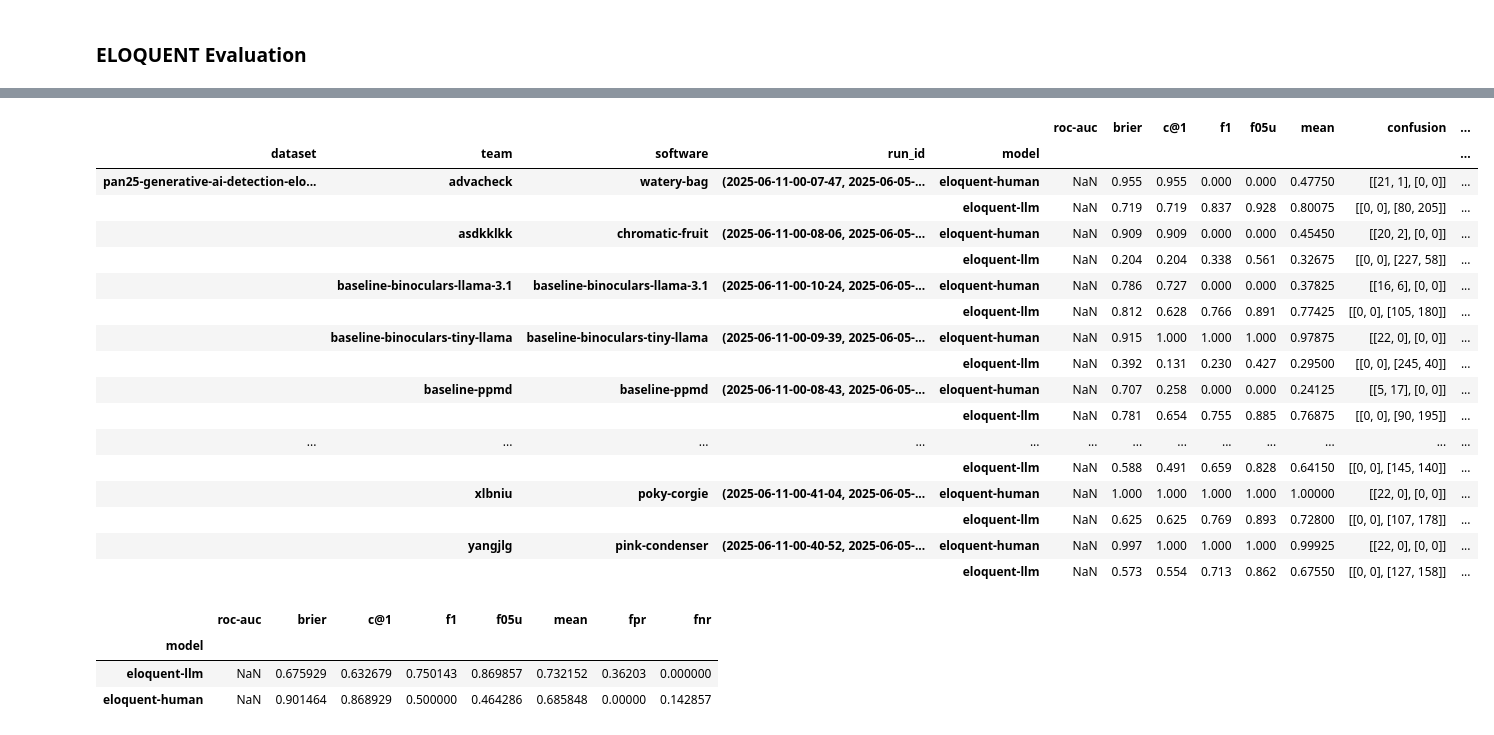
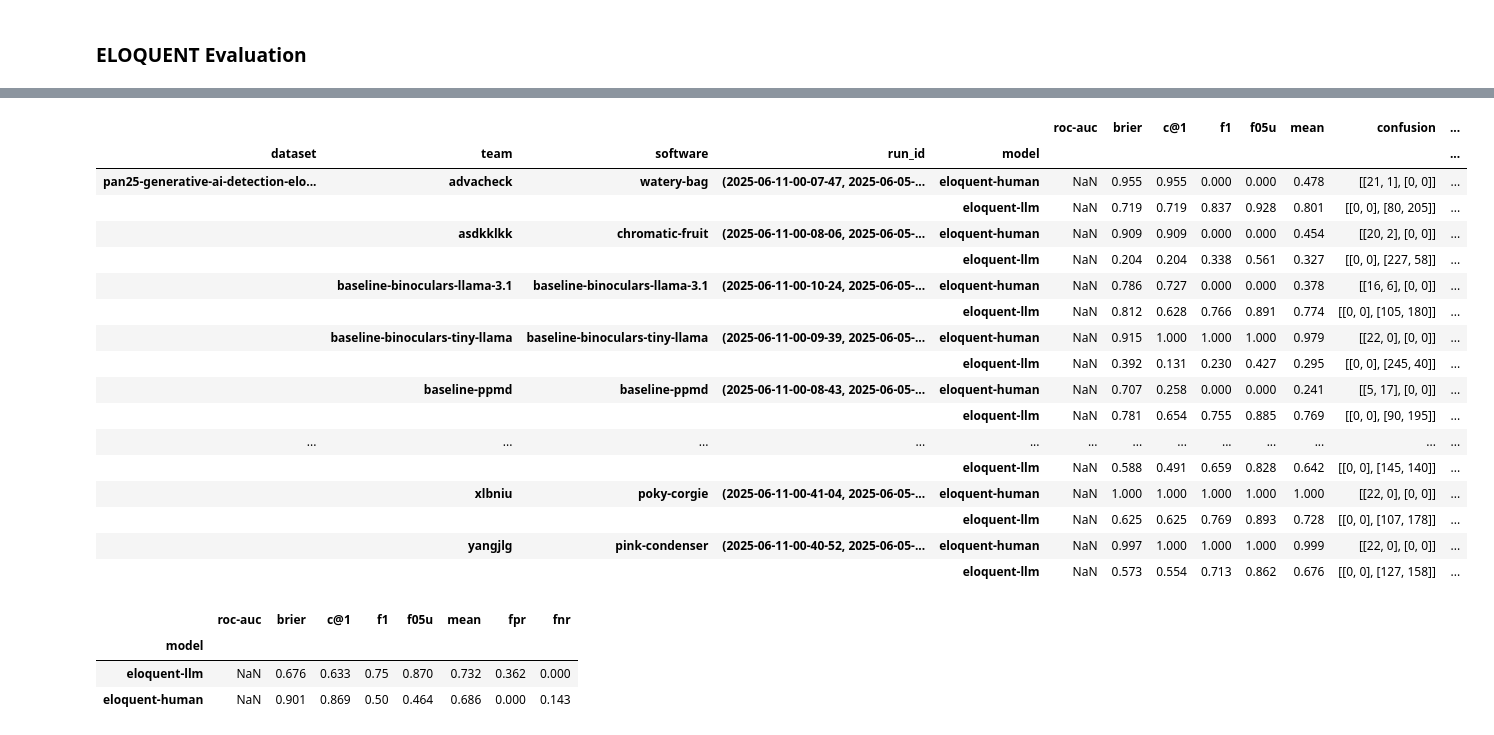
Before and after one commit to pan-webis-de/pan25-generative-ai-authorship-verification, a Jupyter notebook: notebooks/task_eval.ipynb, the cells around one changed output, grey strips where cells are left out. Drawn from its saved outputs; the diff is of its cells as text; code cells hidden in the pictures.

```diff
--- a/notebooks/task_eval.ipynb
+++ b/notebooks/task_eval.ipynb
@@ -47,6 +50,9 @@ softwares = set(i[1] for i in df_run_eval_raw.loc['pan25-generative-ai-detection
                 .groupby('team')
                 .idxmax()['mean'])
 df_run_eval_raw = df_run_eval_raw.query('software in @softwares')
+
+# Drop "all"
+df_run_eval_raw = df_run_eval_raw.query('eval_field != "all"')
 # %%
 # Load case ID map
 id_map = {}
@@ -87,7 +93,7 @@ for (t, s), d in df_pred_raw.query('dataset.str.contains("-eloquent-")').groupby
 
     for i, d_ in enumerate([d.query('id.str.startswith("eloquent25/human/")'),
                             d.query('not id.str.startswith("eloquent25/human/")'),
-                            d, d]):
+                            d]):
         if i in [0, 1]:
             r_ = {
                 **r,
@@ -99,8 +105,8 @@ for (t, s), d in df_pred_raw.query('dataset.str.contains("-eloquent-")').groupby
         else:
             r_ = {
                 **r,
-                'eval_field': 'all' if i == 2 else 'source',
-                'eval_value': 'all' if i == 2 else 'eloquent',
+                'eval_field': 'source',
+                'eval_value': 'eloquent',
                 **evaluator.evaluate_all(
                     d_.reset_index()['id'].str.startswith('eloquent25/human/').values,
                     np.squeeze(d_['label'].values)),
@@ -133,3 +139,6 @@ df_run_eval = df_run_eval.apply(_recalc_means, axis=1)
 # Calculate FPR, FNR
 df_run_eval['fpr'] = df_run_eval['confusion'].map(lambda s: s[1][0] / np.sum(s[1]) if np.sum(s[1]) else 0)
 df_run_eval['fnr'] = df_run_eval['confusion'].map(lambda s: s[0][1] / np.sum(s[0]) if np.sum(s[0]) else 0)
+
+# Split off ELOQUENT
+df_run_eval_eloquent = df_run_eval.query('dataset.str.contains("-eloquent-")')
@@ -158,37 +254,36 @@ pan_leaderboard_all
 # %%
-df_eval_eloquent = df_run_eval.query('dataset.str.contains("-eloquent-")')
-df_eval_eloquent = df_eval_eloquent.xs(('model',), level=['eval_field'])
+df_eval_eloquent = df_run_eval_eloquent.xs(('model',), level=['eval_field'])
 df_eval_eloquent.index.rename('model', level='eval_value', inplace=True)
 df_eval_eloquent.to_csv('../data/tira/eloquent-stats.csv')
-df_eval_eloquent
+df_eval_eloquent.round(3)
 # %% [output]
 |  |  |  |  |  | roc-auc | brier | c@1 | f1 | f05u | mean | confusion | ... |
 | dataset | team | software | run_id | model |  |  |  |  |  |  |  | ... |
-| pan25-generative-ai-detection-elo... | advacheck | watery-bag | (2025-06-11-00-07-47, 2025-06-05-... | eloquent-human | NaN | 0.955 | 0.955 | 0.000 | 0.000 | 0.47750 | [[21, 1], [0, 0]] | ... |
-|  |  |  |  | eloquent-llm | NaN | 0.719 | 0.719 | 0.837 | 0.928 | 0.80075 | [[0, 0], [80, 205]] | ... |
-|  | asdkklkk | chromatic-fruit | (2025-06-11-00-08-06, 2025-06-05-... | eloquent-human | NaN | 0.909 | 0.909 | 0.000 | 0.000 | 0.45450 | [[20, 2], [0, 0]] | ... |
-|  |  |  |  | eloquent-llm | NaN | 0.204 | 0.204 | 0.338 | 0.561 | 0.32675 | [[0, 0], [227, 58]] | ... |
-|  | baseline-binoculars-llama-3.1 | baseline-binoculars-llama-3.1 | (2025-06-11-00-10-24, 2025-06-05-... | eloquent-human | NaN | 0.786 | 0.727 | 0.000 | 0.000 | 0.37825 | [[16, 6], [0, 0]] | ... |
-|  |  |  |  | eloquent-llm | NaN | 0.812 | 0.628 | 0.766 | 0.891 | 0.77425 | [[0, 0], [105, 180]] | ... |
-|  | baseline-binoculars-tiny-llama | baseline-binoculars-tiny-llama | (2025-06-11-00-09-39, 2025-06-05-... | eloquent-human | NaN | 0.915 | 1.000 | 1.000 | 1.000 | 0.97875 | [[22, 0], [0, 0]] | ... |
-|  |  |  |  | eloquent-llm | NaN | 0.392 | 0.131 | 0.230 | 0.427 | 0.29500 | [[0, 0], [245, 40]] | ... |
-|  | baseline-ppmd | baseline-ppmd | (2025-06-11-00-08-43, 2025-06-05-... | eloquent-human | NaN | 0.707 | 0.258 | 0.000 | 0.000 | 0.24125 | [[5, 17], [0, 0]] | ... |
-|  |  |  |  | eloquent-llm | NaN | 0.781 | 0.654 | 0.755 | 0.885 | 0.76875 | [[0, 0], [90, 195]] | ... |
+| pan25-generative-ai-detection-elo... | advacheck | watery-bag | (2025-06-11-00-07-47, 2025-06-05-... | eloquent-human | NaN | 0.955 | 0.955 | 0.000 | 0.000 | 0.478 | [[21, 1], [0, 0]] | ... |
+|  |  |  |  | eloquent-llm | NaN | 0.719 | 0.719 | 0.837 | 0.928 | 0.801 | [[0, 0], [80, 205]] | ... |
+|  | asdkklkk | chromatic-fruit | (2025-06-11-00-08-06, 2025-06-05-... | eloquent-human | NaN | 0.909 | 0.909 | 0.000 | 0.000 | 0.454 | [[20, 2], [0, 0]] | ... |
+|  |  |  |  | eloquent-llm | NaN | 0.204 | 0.204 | 0.338 | 0.561 | 0.327 | [[0, 0], [227, 58]] | ... |
+|  | baseline-binoculars-llama-3.1 | baseline-binoculars-llama-3.1 | (2025-06-11-00-10-24, 2025-06-05-... | eloquent-human | NaN | 0.786 | 0.727 | 0.000 | 0.000 | 0.378 | [[16, 6], [0, 0]] | ... |
+|  |  |  |  | eloquent-llm | NaN | 0.812 | 0.628 | 0.766 | 0.891 | 0.774 | [[0, 0], [105, 180]] | ... |
+|  | baseline-binoculars-tiny-llama | baseline-binoculars-tiny-llama | (2025-06-11-00-09-39, 2025-06-05-... | eloquent-human | NaN | 0.915 | 1.000 | 1.000 | 1.000 | 0.979 | [[22, 0], [0, 0]] | ... |
+|  |  |  |  | eloquent-llm | NaN | 0.392 | 0.131 | 0.230 | 0.427 | 0.295 | [[0, 0], [245, 40]] | ... |
+|  | baseline-ppmd | baseline-ppmd | (2025-06-11-00-08-43, 2025-06-05-... | eloquent-human | NaN | 0.707 | 0.258 | 0.000 | 0.000 | 0.241 | [[5, 17], [0, 0]] | ... |
+|  |  |  |  | eloquent-llm | NaN | 0.781 | 0.654 | 0.755 | 0.885 | 0.769 | [[0, 0], [90, 195]] | ... |
 | ... | ... | ... | ... | ... | ... | ... | ... | ... | ... | ... | ... | ... |
-|  |  |  |  | eloquent-llm | NaN | 0.588 | 0.491 | 0.659 | 0.828 | 0.64150 | [[0, 0], [145, 140]] | ... |
-|  | xlbniu | poky-corgie | (2025-06-11-00-41-04, 2025-06-05-... | eloquent-human | NaN | 1.000 | 1.000 | 1.000 | 1.000 | 1.00000 | [[22, 0], [0, 0]] | ... |
-|  |  |  |  | eloquent-llm | NaN | 0.625 | 0.625 | 0.769 | 0.893 | 0.72800 | [[0, 0], [107, 178]] | ... |
-|  | yangjlg | pink-condenser | (2025-06-11-00-40-52, 2025-06-05-... | eloquent-human | NaN | 0.997 | 1.000 | 1.000 | 1.000 | 0.99925 | [[22, 0], [0, 0]] | ... |
-|  |  |  |  | eloquent-llm | NaN | 0.573 | 0.554 | 0.713 | 0.862 | 0.67550 | [[0, 0], [127, 158]] | ... |
+|  |  |  |  | eloquent-llm | NaN | 0.588 | 0.491 | 0.659 | 0.828 | 0.642 | [[0, 0], [145, 140]] | ... |
+|  | xlbniu | poky-corgie | (2025-06-11-00-41-04, 2025-06-05-... | eloquent-human | NaN | 1.000 | 1.000 | 1.000 | 1.000 | 1.000 | [[22, 0], [0, 0]] | ... |
+|  |  |  |  | eloquent-llm | NaN | 0.625 | 0.625 | 0.769 | 0.893 | 0.728 | [[0, 0], [107, 178]] | ... |
+|  | yangjlg | pink-condenser | (2025-06-11-00-40-52, 2025-06-05-... | eloquent-human | NaN | 0.997 | 1.000 | 1.000 | 1.000 | 0.999 | [[22, 0], [0, 0]] | ... |
+|  |  |  |  | eloquent-llm | NaN | 0.573 | 0.554 | 0.713 | 0.862 | 0.676 | [[0, 0], [127, 158]] | ... |
 # %%
 df_eval_eloquent_mean = df_eval_eloquent.groupby('model').mean(numeric_only=True).sort_values('c@1', ascending=True)
 df_eval_eloquent_mean.to_csv('../data/tira/eloquent-stats-mean.csv')
-df_eval_eloquent_mean
+df_eval_eloquent_mean.round(3)
 # %% [output]
 |  | roc-auc | brier | c@1 | f1 | f05u | mean | fpr | fnr |
 | model |  |  |  |  |  |  |  |  |
-| eloquent-llm | NaN | 0.675929 | 0.632679 | 0.750143 | 0.869857 | 0.732152 | 0.36203 | 0.000000 |
-| eloquent-human | NaN | 0.901464 | 0.868929 | 0.500000 | 0.464286 | 0.685848 | 0.00000 | 0.142857 |
+| eloquent-llm | NaN | 0.676 | 0.633 | 0.75 | 0.870 | 0.732 | 0.362 | 0.000 |
+| eloquent-human | NaN | 0.901 | 0.869 | 0.50 | 0.464 | 0.686 | 0.000 | 0.143 |
 # %%
 df_pred_raw_eloquent = df_pred_raw.query('dataset.str.contains("-eloquent-")')
 df_pred_raw_eloquent.to_csv('../data/tira/eloquent-pred-raw.csv')
```
Also changed, not shown: parts of 9 cells of this notebook, 1 other file.
